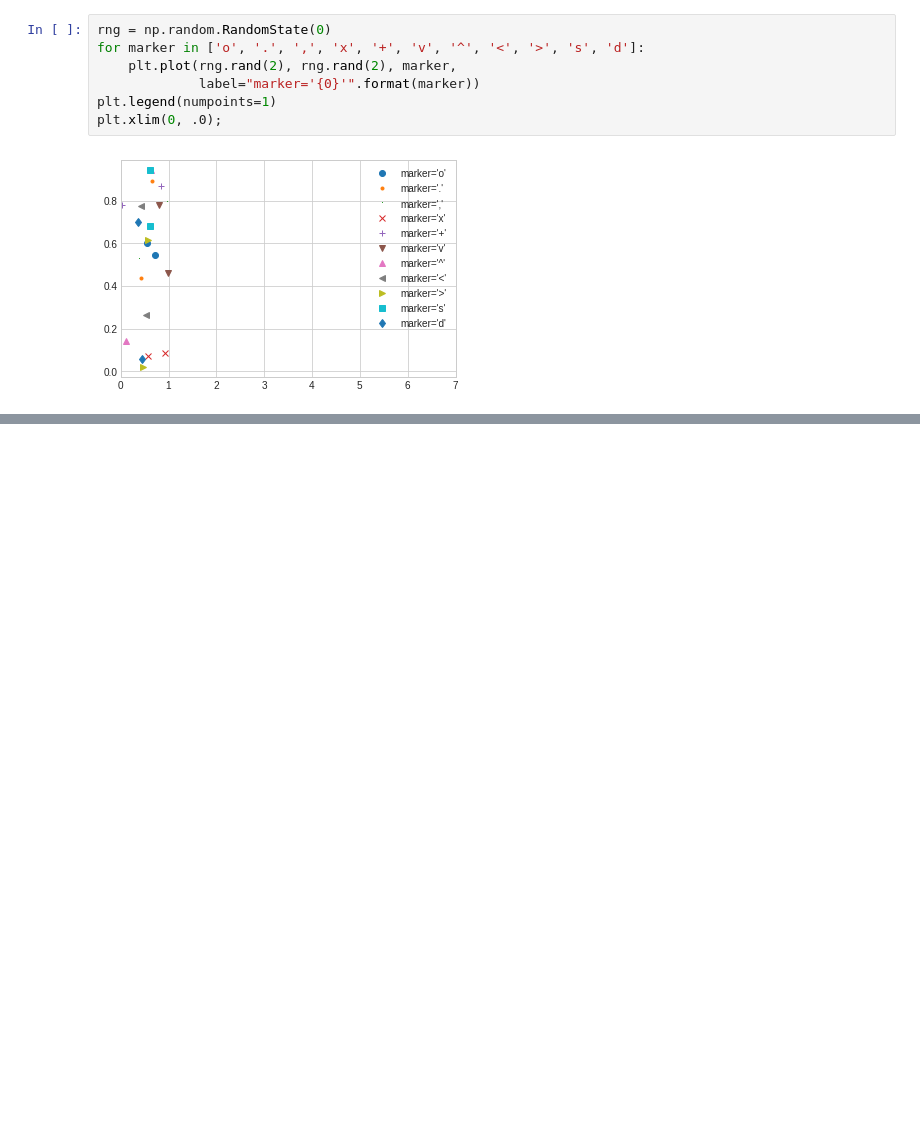
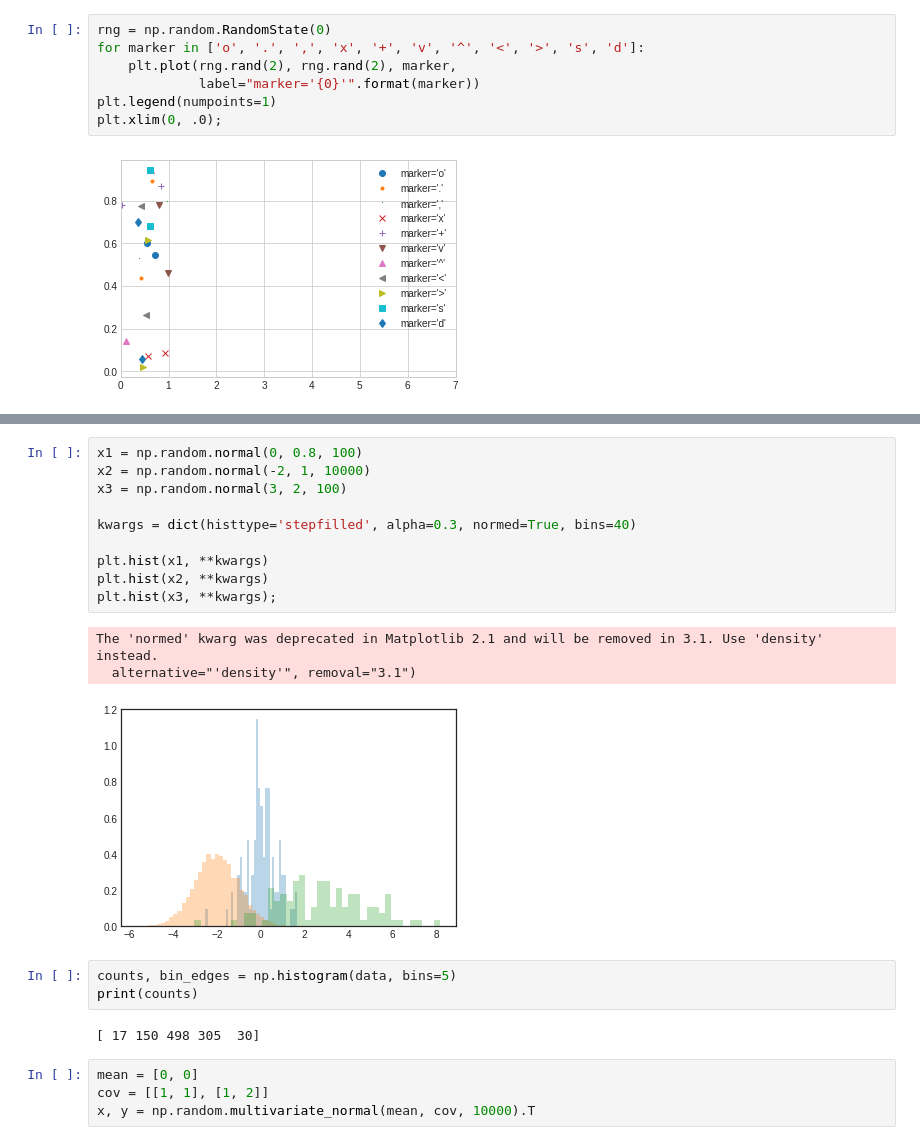
Before and after one commit to githubbhavani/internship, a Jupyter notebook: intern3.ipynb, the cells around one changed output, grey strips where cells are left out. Drawn from its saved outputs; the diff is of its cells as text; blank space fills up the shorter version.

```diff
--- a/intern3.ipynb
+++ b/intern3.ipynb
@@ -339,0 +365,23 @@ NameError: ignored
+# %%
+x1 = np.random.normal(0, 0.8, 100)
+x2 = np.random.normal(-2, 1, 10000)
+x3 = np.random.normal(3, 2, 100)
+
+kwargs = dict(histtype='stepfilled', alpha=0.3, normed=True, bins=40)
+
+plt.hist(x1, **kwargs)
+plt.hist(x2, **kwargs)
+plt.hist(x3, **kwargs);
+# %% [output]
+The 'normed' kwarg was deprecated in Matplotlib 2.1 and will be removed in 3.1. Use 'density' instead.
+  alternative="'density'", removal="3.1")
+[figure, added]
+# %%
+counts, bin_edges = np.histogram(data, bins=5)
+print(counts)
+# %% [output]
+[ 17 150 498 305  30]
+# %%
+mean = [0, 0]
+cov = [[1, 1], [1, 2]]
+x, y = np.random.multivariate_normal(mean, cov, 10000).T
```
Also changed, not shown: parts of 61 cells of this notebook.
